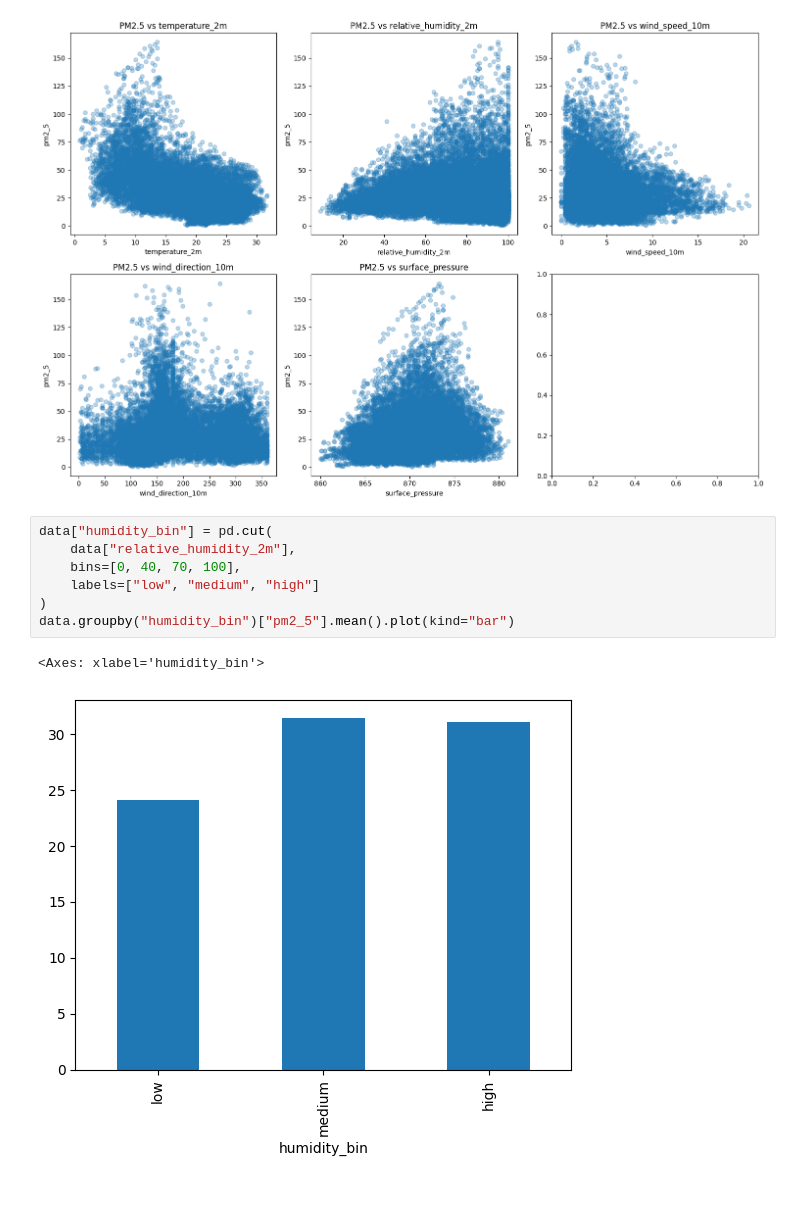
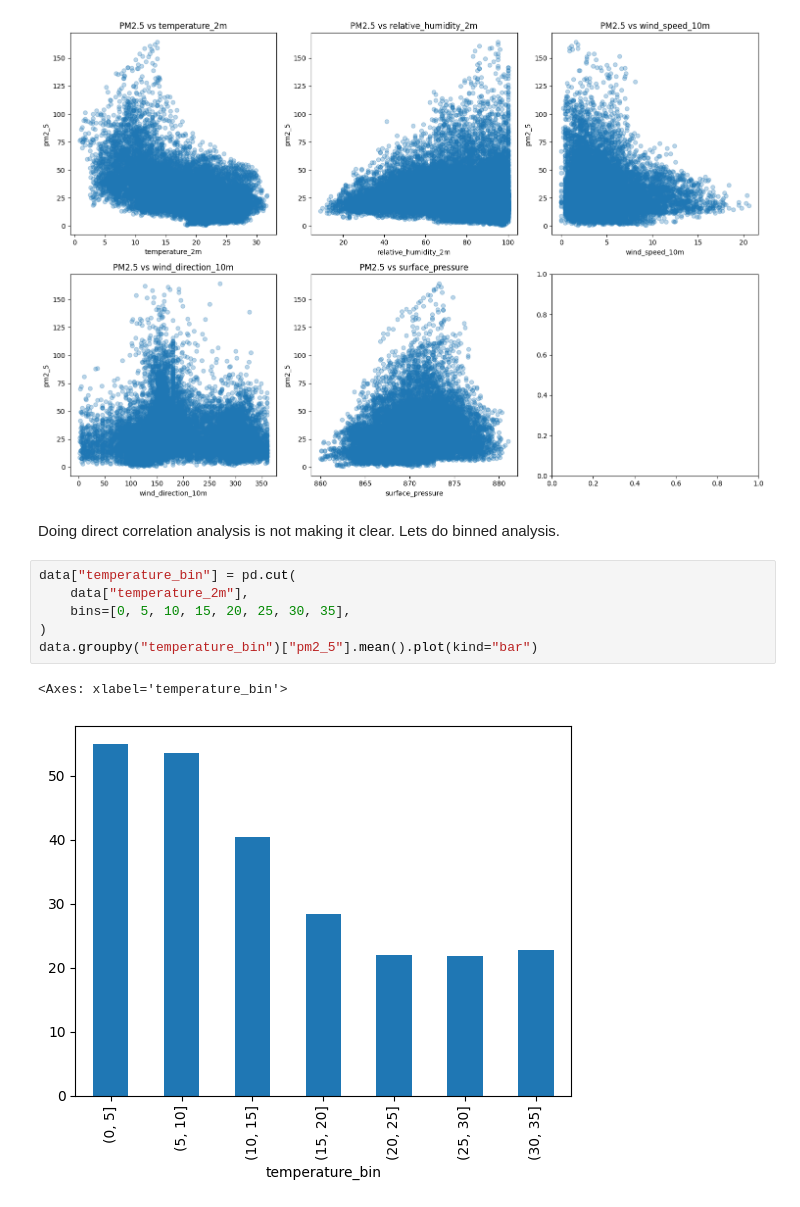
Before and after one commit to adarsha-7/pm25-forecasting, a Jupyter notebook: notebooks/eda/meterological_analysis.ipynb, the cells around one changed output. Cells and saved outputs as stored; diff of their text form.

```diff
--- a/notebooks/eda/meterological_analysis.ipynb
+++ b/notebooks/eda/meterological_analysis.ipynb
@@ -45,13 +49,14 @@ plt.tight_layout()
 plt.show()
 # %% [output]
 [figure]
+# %% [markdown]
+Doing direct correlation analysis is not making it clear. Lets do binned analysis.
 # %%
-data["humidity_bin"] = pd.cut(
-    data["relative_humidity_2m"],
-    bins=[0, 40, 70, 100],
-    labels=["low", "medium", "high"]
+data["temperature_bin"] = pd.cut(
+    data["temperature_2m"],
+    bins=[0, 5, 10, 15, 20, 25, 30, 35],
 )
-data.groupby("humidity_bin")["pm2_5"].mean().plot(kind="bar")
+data.groupby("temperature_bin")["pm2_5"].mean().plot(kind="bar")
 # %% [output]
-<Axes: xlabel='humidity_bin'>
+<Axes: xlabel='temperature_bin'>
-[figure, old version]
+[figure, new version]
```
Also changed, not shown: parts of 4 cells of this notebook.
